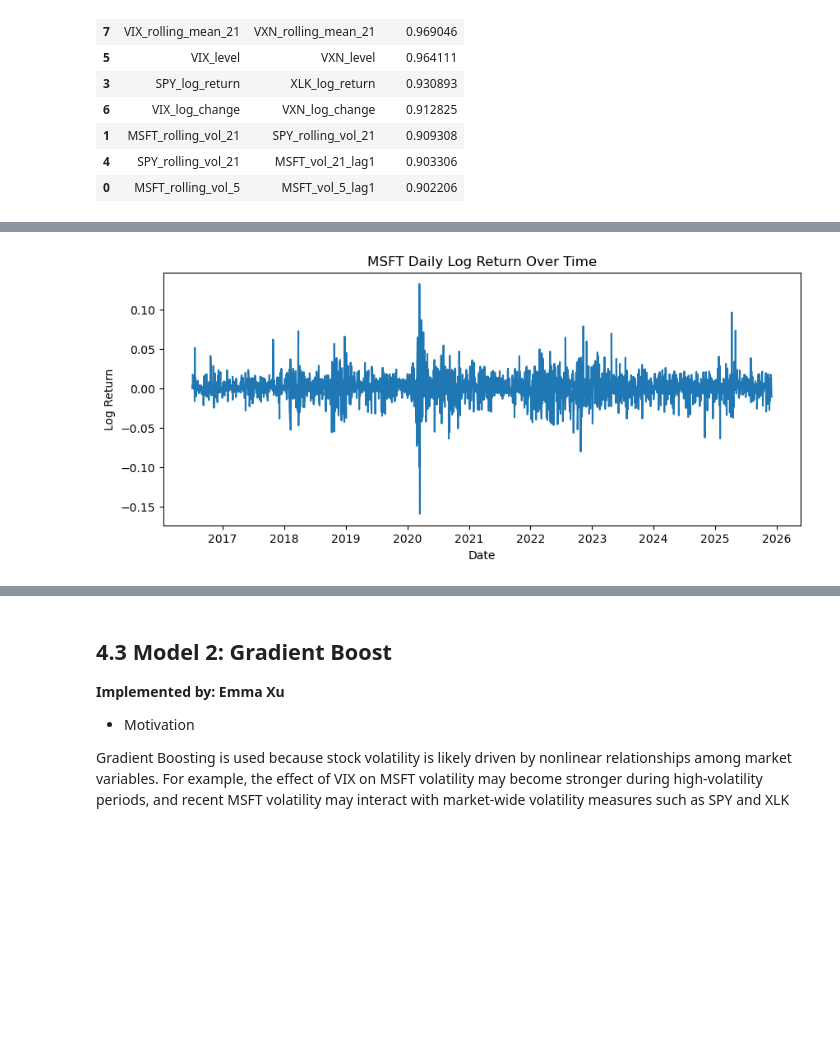
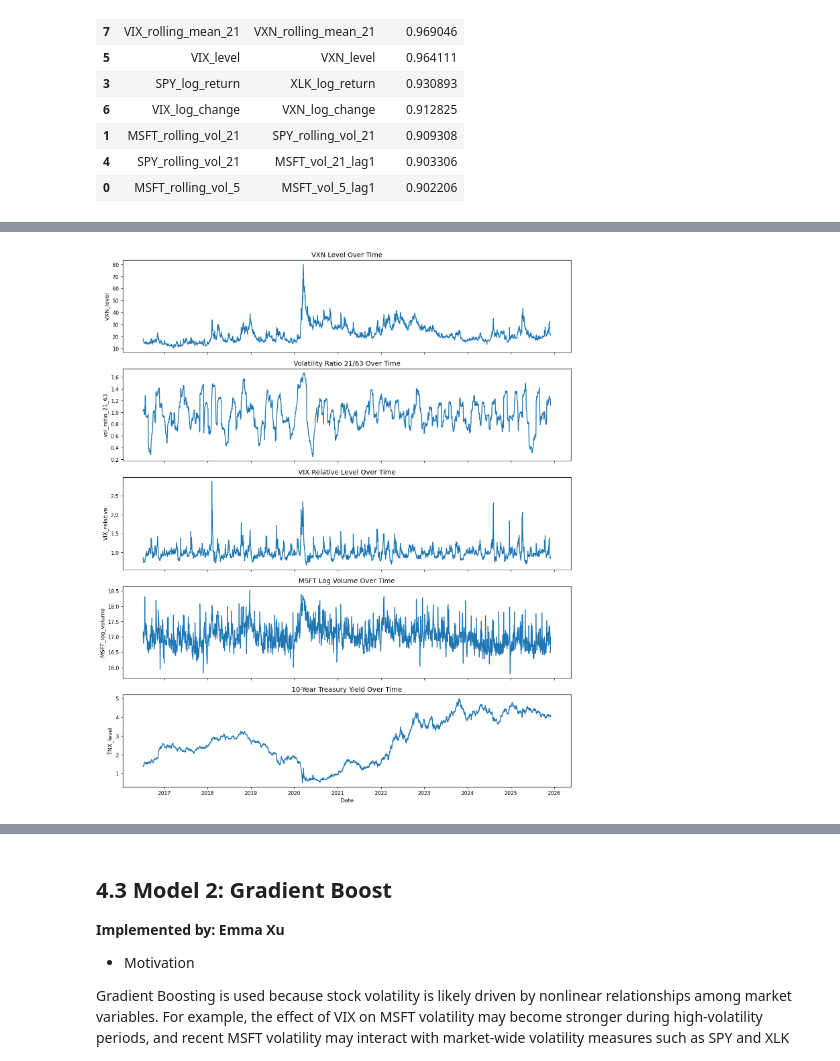
Before and after one commit to Emmaxustar/msft-volatility-prediction, a Jupyter notebook: CFRM521_project_final.ipynb, the cells around one changed output, grey strips where cells are left out. Cells and saved outputs as stored; diff of their text form; code cells hidden in the pictures; blank space fills up the shorter version.

```diff
--- a/CFRM521_project_final.ipynb
+++ b/CFRM521_project_final.ipynb
@@ -337,0 +156,2 @@ Total number of features: 38
+# %%
+model_data, feature_cols, target_cols = feature_engineering(data)
@@ -443,0 +318,8 @@ X_test_scaled = pd.DataFrame(
+# %%
+top5_features = (
+    lasso_coef
+    .head(5)["Feature"]
+    .tolist()
+)
+
+print(top5_features)
@@ -443,0 +333,2 @@ X_test_scaled = pd.DataFrame(
+# %%
+model_data = model_data[top5_features + target_cols]
@@ -472,51 +384,70 @@ End date: 2025-12-01 00:00:00
 # %%
 # Example visualization
-# MSFT return over time
-plt.figure(figsize=(10, 4))
-plt.plot(model_data.index, model_data['MSFT_log_return'])
-plt.title('MSFT Daily Log Return Over Time')
-plt.xlabel('Date')
-plt.ylabel('Log Return')
-plt.show()
+# Final selected features over time
+fig, axes = plt.subplots(5, 1, figsize=(12, 14), sharex=True, dpi=120)
 
-# Market and volatility features over time
-fig, axes = plt.subplots(3, 1, figsize=(10, 10), sharex=True)
-axes[0].plot(model_data.index, model_data['MSFT_rolling_vol_5'], label='5-day rolling volatility')
-axes[0].plot(model_data.index, model_data['MSFT_rolling_vol_21'], label='21-day rolling volatility')
-axes[0].set_title('MSFT Rolling Volatility Over Time')
-axes[0].set_ylabel('Volatility')
-axes[0].legend()
+feature_titles = {
+    "VXN_level": "VXN Level Over Time",
+    "vol_ratio_21_63": "Volatility Ratio 21/63 Over Time",
+    "VIX_relative": "VIX Relative Level Over Time",
+    "MSFT_log_volume": "MSFT Log Volume Over Time",
+    "TNX_level": "10-Year Treasury Yield Over Time"
+}
 
-axes[1].plot(model_data.index, model_data['VIX_level'])
-axes[1].set_title('VIX Level Over Time')
-axes[1].set_ylabel('VIX')
+for ax, feature in zip(axes, top5_features):
+    ax.plot(model_data.index, model_data[feature])
+    ax.set_title(feature_titles.get(feature, feature), fontsize=12)
+    ax.set_ylabel(feature, fontsize=10)
+    ax.tick_params(axis="both", labelsize=9)
 
-axes[2].plot(model_data.index, model_data['TNX_level'])
-axes[2].set_title('10-Year Treasury Yield Over Time')
-axes[2].set_xlabel('Date')
-axes[2].set_ylabel('TNX Level')
+axes[-1].set_xlabel("Date", fontsize=10)
+
 plt.tight_layout()
 plt.show()
 
+
 # Target volatility over time
-plt.figure(figsize=(10, 4))
-plt.plot(model_data.index, model_data['target_volatility_1d'], label='1-day target', alpha=0.7)
-plt.plot(model_data.index, model_data['target_volatility_5d'], label='5-day target', alpha=0.7)
-plt.plot(model_data.index, model_data['target_volatility_21d'], label='21-day target', alpha=0.7)
-plt.title('Target Volatility Over Time')
-plt.xlabel('Date')
-plt.ylabel('Volatility')
+plt.figure(figsize=(12, 4), dpi=120)
+
+plt.plot(
+    model_data.index,
+    model_data["target_volatility_1d"],
+    label="1-day target volatility",
+    alpha=0.8
+)
+
+plt.plot(
+    model_data.index,
+    model_data["target_volatility_5d"],
+    label="5-day target volatility",
+    alpha=0.8
+)
+
+plt.plot(
+    model_data.index,
+    model_data["target_volatility_21d"],
+    label="21-day target volatility",
+    alpha=0.8
+)
+
+plt.title("Target Volatility Over Time")
+plt.xlabel("Date")
+plt.ylabel("Volatility")
 plt.legend()
+plt.tight_layout()
 plt.show()
 
+
 # Distribution of target variables
-fig, axes = plt.subplots(1, 3, figsize=(15, 4))
+fig, axes = plt.subplots(1, 3, figsize=(15, 4), dpi=120)
+
 for ax, col in zip(axes, target_cols):
     ax.hist(model_data[col], bins=30)
-    ax.set_title(f'Distribution of {col}')
-    ax.set_xlabel('Volatility')
-    ax.set_ylabel('Frequency')
+    ax.set_title(f"Distribution of {col}", fontsize=11)
+    ax.set_xlabel("Volatility")
+    ax.set_ylabel("Frequency")
+
 plt.tight_layout()
 plt.show()
 # %% [output]
-[figure, old version]
+[figure, new version]
```
Also changed, not shown: parts of 85 cells of this notebook.
